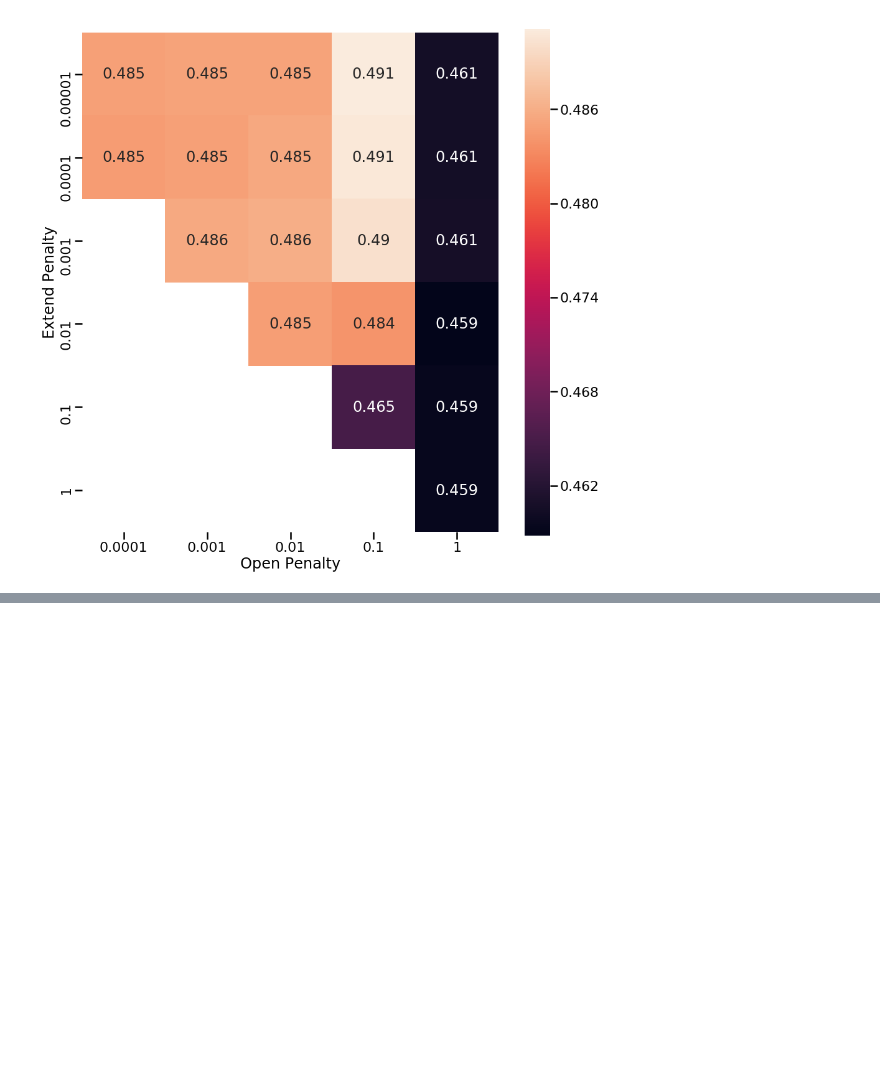
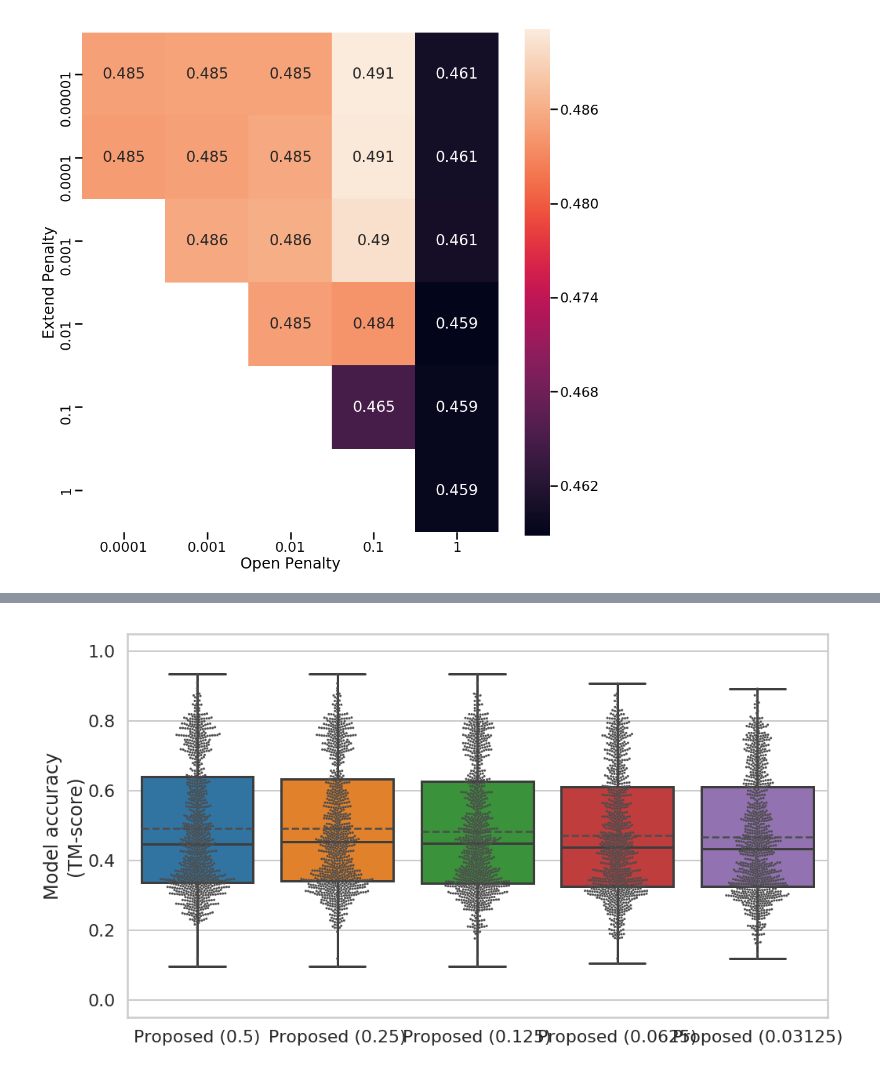
Before and after one commit to shuichiro-makigaki/exmachina, a Jupyter notebook: contrib/parameter_search.ipynb, the cells around one changed output, grey strips where cells are left out. Saved outputs shown, nothing was run; the diff lists cells and outputs as text; code cells hidden in the pictures; blank space fills up the shorter version.

```diff
--- a/contrib/parameter_search.ipynb
+++ b/contrib/parameter_search.ipynb
@@ -600,3 +600,89 @@ fig.savefig('gap_penalty_search.pdf', bbox_inches='tight', pad_inches = 0)
 | 0.1 | NaN | NaN | NaN | 223.0 | 223 |
 | 1 | NaN | NaN | NaN | NaN | 223 |
 [figure]
+# %%
+%matplotlib inline
+
+from datetime import datetime
+from pathlib import Path
+import sys
+
+from Bio.SCOP import Scop
+from IPython.display import display
+from tqdm import tqdm_notebook as tqdm
+from matplotlib import pyplot
+import seaborn
+import pandas
+import numpy as np
+from Bio import SeqIO
+
+sys.path.append(Path().resolve().parent.as_posix())
+from machina.TMtoolsCommandLine import TMalignCommandLine
+
+scop_root = Scop(dir_path='../data/train', version='1.75')
+test_domain = np.load('../data/test_domain_ids.npy')
+scop40 = SeqIO.index('../data/train/astral-scopdom-seqres-gd-sel-gs-bib-40-1.75.fa', 'fasta')
+
+result_d = {}
+for query in tqdm(test_domain):
+    templates = [_.sid for _ in scop_root.getDomainBySid(query).getAscendent('sf').getDescendents('px') if _.sid != query]
+    key = 'Proposed (0.5)'
+    result_d.setdefault(key, [])
+    for template in [_ for _ in templates if Path(f'../data/results/flann19_scop40_logscore_tmscore0.5_window5_ratio0.1_nn1000_fast2_open0.1_extend0.0001/{query}/{_}.pdb').exists()]:
+        tmalign = TMalignCommandLine(f'../data/results/flann19_scop40_logscore_tmscore0.5_window5_ratio0.1_nn1000_fast2_open0.1_extend0.0001/{query}/{template}.pdb',
+                                     f'../data/train/pdbstyle-1.75/{query[2:4]}/{query}.ent')
+        tmalign.run()
+        if tmalign.tmscore is None:
+            continue
+        result_d[key].append(tmalign.tmscore[1])
+    key = 'Proposed (0.25)'
+    result_d.setdefault(key, [])
+    for template in [_ for _ in templates if Path(f'../data/results/flann19_scop40_logscore_tmscore0.5_window5_ratio0.1_nn1000_fast0.25_open0.1_extend0.0001/{query}/{_}.pdb').exists()]:
+        tmalign = TMalignCommandLine(f'../data/results/flann19_scop40_logscore_tmscore0.5_window5_ratio0.1_nn1000_fast0.25_open0.1_extend0.0001/{query}/{template}.pdb',
+                                     f'../data/train/pdbstyle-1.75/{query[2:4]}/{query}.ent')
+        tmalign.run()
+        if tmalign.tmscore is None:
+            continue
+        result_d[key].append(tmalign.tmscore[1])
+    key = 'Proposed (0.125)'
+    result_d.setdefault(key, [])
+    for template in [_ for _ in templates if Path(f'../data/results/flann19_scop40_logscore_tmscore0.5_window5_ratio0.1_nn1000_fast0.125_open0.1_extend0.0001/{query}/{_}.pdb').exists()]:
+        tmalign = TMalignCommandLine(f'../data/results/flann19_scop40_logscore_tmscore0.5_window5_ratio0.1_nn1000_fast0.125_open0.1_extend0.0001/{query}/{template}.pdb',
+                                     f'../data/train/pdbstyle-1.75/{query[2:4]}/{query}.ent')
+        tmalign.run()
+        if tmalign.tmscore is None:
+            continue
+        result_d[key].append(tmalign.tmscore[1])
+    key = 'Proposed (0.0625)'
+    result_d.setdefault(key, [])
+    for template in [_ for _ in templates if Path(f'../data/results/flann19_scop40_logscore_tmscore0.5_window5_ratio0.1_nn1000_fast0.0625_open0.1_extend0.0001/{query}/{_}.pdb').exists()]:
+        tmalign = TMalignCommandLine(f'../data/results/flann19_scop40_logscore_tmscore0.5_window5_ratio0.1_nn1000_fast0.0625_open0.1_extend0.0001/{query}/{template}.pdb',
+                                     f'../data/train/pdbstyle-1.75/{query[2:4]}/{query}.ent')
+        tmalign.run()
+        if tmalign.tmscore is None:
+            continue
+        result_d[key].append(tmalign.tmscore[1])
+    key = 'Proposed (0.03125)'
+    result_d.setdefault(key, [])
+    for template in [_ for _ in templates if Path(f'../data/results/flann19_scop40_logscore_tmscore0.5_window5_ratio0.1_nn1000_fast0.03125_open0.1_extend0.0001/{query}/{_}.pdb').exists()]:
+        tmalign = TMalignCommandLine(f'../data/results/flann19_scop40_logscore_tmscore0.5_window5_ratio0.1_nn1000_fast0.03125_open0.1_extend0.0001/{query}/{template}.pdb',
+                                     f'../data/train/pdbstyle-1.75/{query[2:4]}/{query}.ent')
+        tmalign.run()
+        if tmalign.tmscore is None:
+            continue
+        result_d[key].append(tmalign.tmscore[1])
+
+result_df = pandas.DataFrame.from_dict(result_d, orient='index')
+result_df = result_df.transpose()
+display(result_df.describe())
+
+seaborn.set_context('poster')
+seaborn.set_style('whitegrid')
+fig, ax = pyplot.subplots(figsize=(16, 9))
+ax.set_ylabel('Model accuracy\n(TM-score)')
+ax.set_ylim(bottom=-0.05, top=1.05)
+seaborn.boxplot(data=result_df, ax=ax, showmeans=True, meanline=True, showfliers=False, meanprops={'color': '.3', 'linewidth': 2.5},
+                flierprops={'markersize': 8, 'marker': 'x', 'markerfacecolor': '.3', 'markeredgewidth': 1.3})
+seaborn.swarmplot(data=result_df, ax=ax, color='.3', size=3, linewidth=0)
+fig.savefig('boxplot_fast_mode.pdf', bbox_inches='tight', pad_inches = 0)
+# %% [output]
@@ -602,0 +699 @@ fig.savefig('gap_penalty_search.pdf', bbox_inches='tight', pad_inches = 0)
+[figure, added]
```
Also changed, not shown: parts of 1 cell of this notebook, 4 other files.
